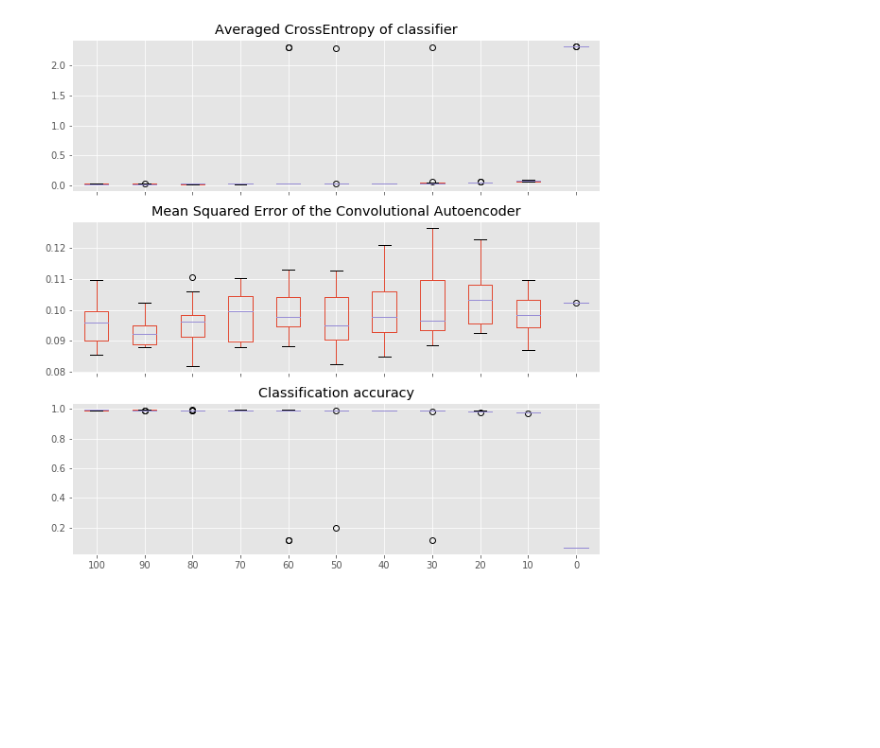
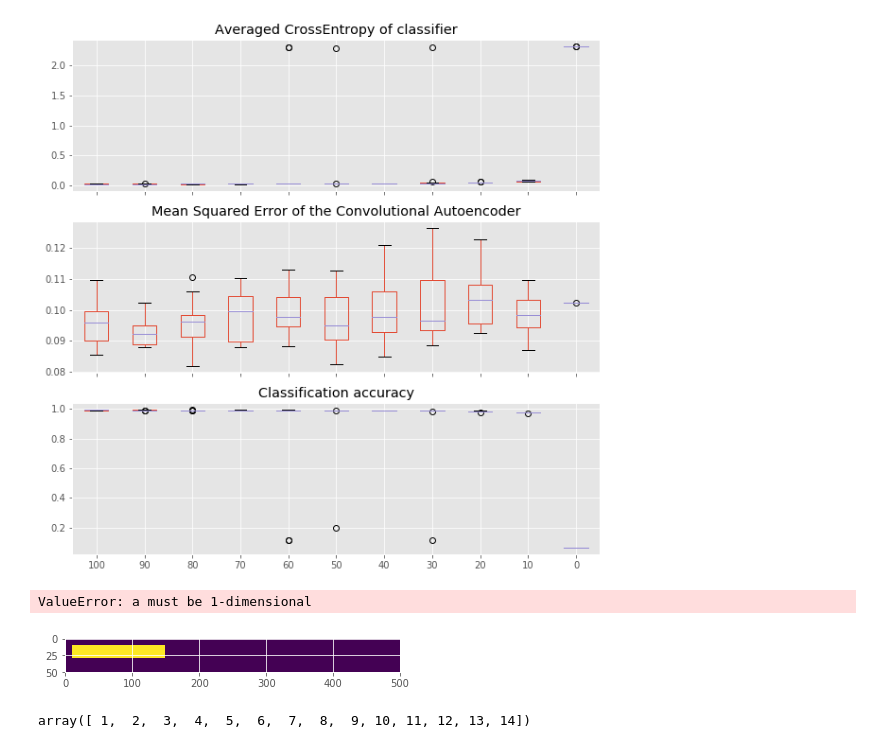
Before and after one commit to GeoTrouvetout/MachineLearning, a Jupyter notebook: ResultsExploration.ipynb, the cells around one changed output. Drawn from its saved outputs; the diff is of its cells as text; code cells hidden in the pictures; blank space fills up the shorter version.

```diff
--- a/ResultsExploration.ipynb
+++ b/ResultsExploration.ipynb
@@ -45,0 +55,23 @@ plt.show()
+# %%
+p = np.random.choice( genRanImg , replace=False)
+# %% [output]
+ValueError: a must be 1-dimensional
+# %%
+sizeX = 50
+sizeY = 500
+I = np.zeros(sizeX*sizeY)
+seqA = np.arange(10,30)
+seqB = np.arange(10,150)
+for x in seqA:
+    for y in seqB:
+        pos =(x)*sizeY+(y)
+        #print(x, y, pos, (pos-(pos%sizeY))/sizeY,(pos%sizeY) )
+        I[pos] = 255
+plt.imshow(I.reshape(sizeX,sizeY))
+plt.show()
+# %% [output]
+[figure, added]
+# %%
+np.arange(1,15)
+# %% [output]
+array([ 1,  2,  3,  4,  5,  6,  7,  8,  9, 10, 11, 12, 13, 14])
```
Also changed, not shown: parts of 3 cells of this notebook, 3 other files.
